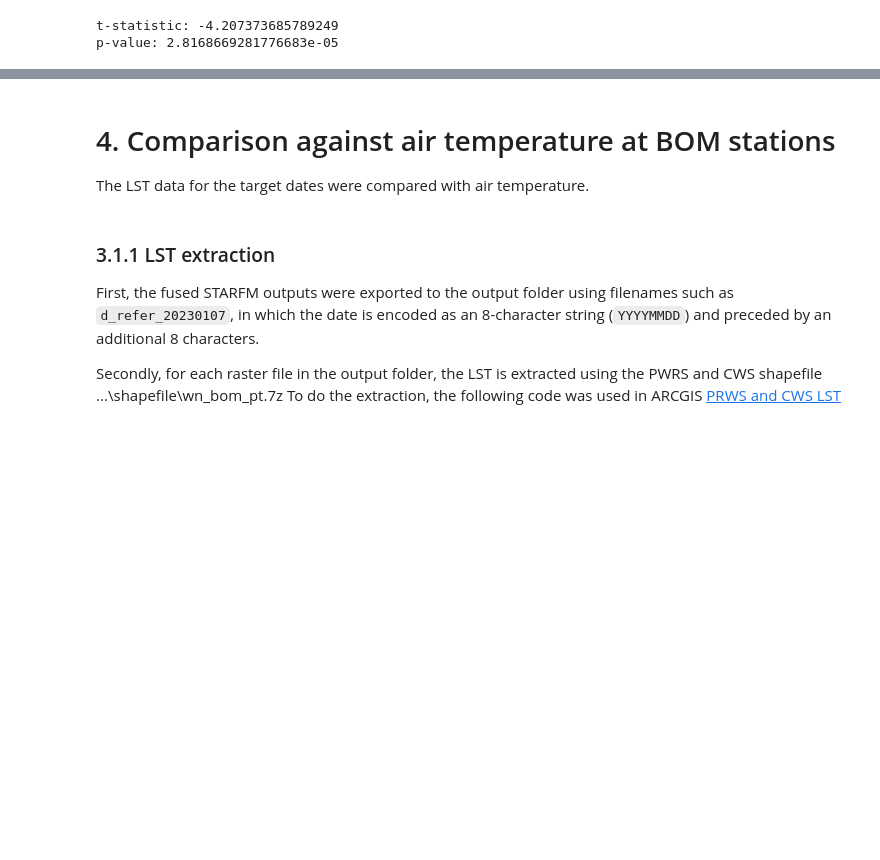
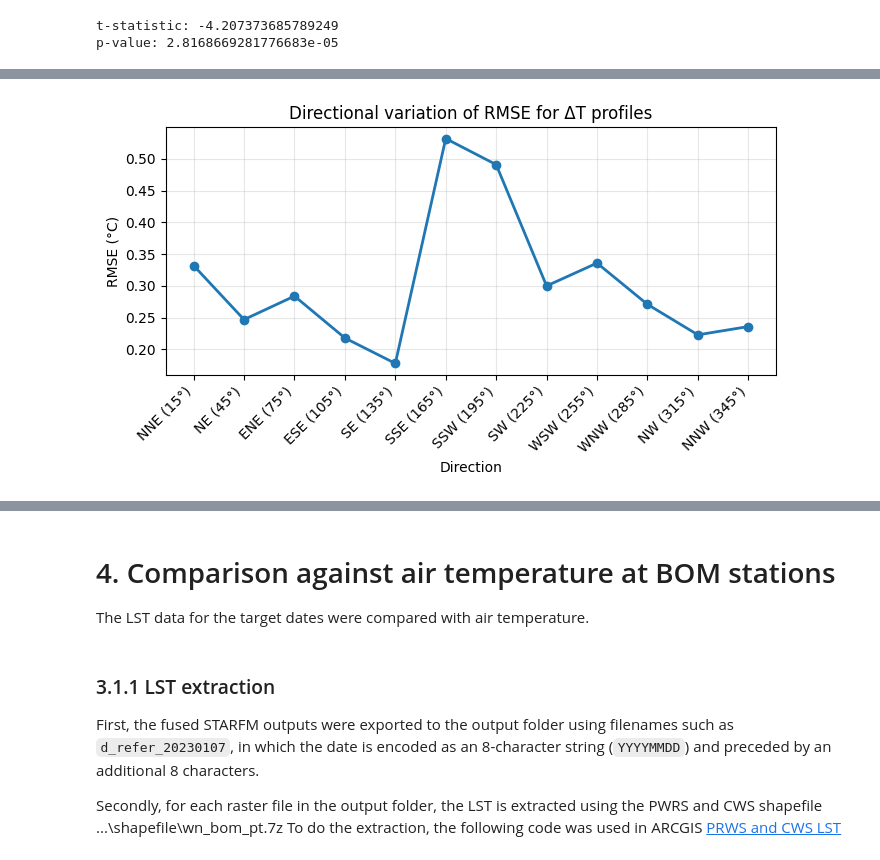
Before and after one commit to percyyvon-r/PhD-chapter2-data-fusion-full-diurnal-lst, a Jupyter notebook: notebook/fused_lst_temporalStability_spatialPatternConsistency.ipynb, the cells around one changed output, grey strips where cells are left out. Cells and saved outputs as stored; diff of their text form; code cells hidden in the pictures; blank space fills up the shorter version.

```diff
--- a/notebook/fused_lst_temporalStability_spatialPatternConsistency.ipynb
+++ b/notebook/fused_lst_temporalStability_spatialPatternConsistency.ipynb
@@ -636,0 +813,48 @@ Pearson correlation: 0.958
+# %%
+# Plot RMSE vs direction
+import matplotlib.pyplot as plt
+
+direction_labels = {
+    15:  "NNE (15°)",
+    45:  "NE (45°)",
+    75:  "ENE (75°)",
+    105: "ESE (105°)",
+    135: "SE (135°)",
+    165: "SSE (165°)",
+    195: "SSW (195°)",
+    225: "SW (225°)",
+    255: "WSW (255°)",
+    285: "WNW (285°)",
+    315: "NW (315°)",
+    345: "NNW (345°)"
+}
+
+# Sort directions for clean plotting
+plot_df = day_table_direction.sort_values("Direction")
+
+plt.figure(figsize=(7, 4))
+
+plt.plot(
+    plot_df["Direction"],
+    plot_df["RMSE"],
+    marker="o",
+    linewidth=2
+)
+
+# Custom ticks
+plt.xticks(
+    ticks=plot_df["Direction"],
+    labels=[direction_labels[d] for d in plot_df["Direction"]],
+    rotation=45,
+    ha="right"
+)
+
+plt.xlabel("Direction")
+plt.ylabel("RMSE (°C)")
+plt.title("Directional variation of RMSE for ΔT profiles")
+
+plt.grid(True, alpha=0.3)
+plt.tight_layout()
+plt.show()
+# %% [output]
+[figure, added]
```
Also changed, not shown: parts of 20 cells of this notebook, 27 other files.
